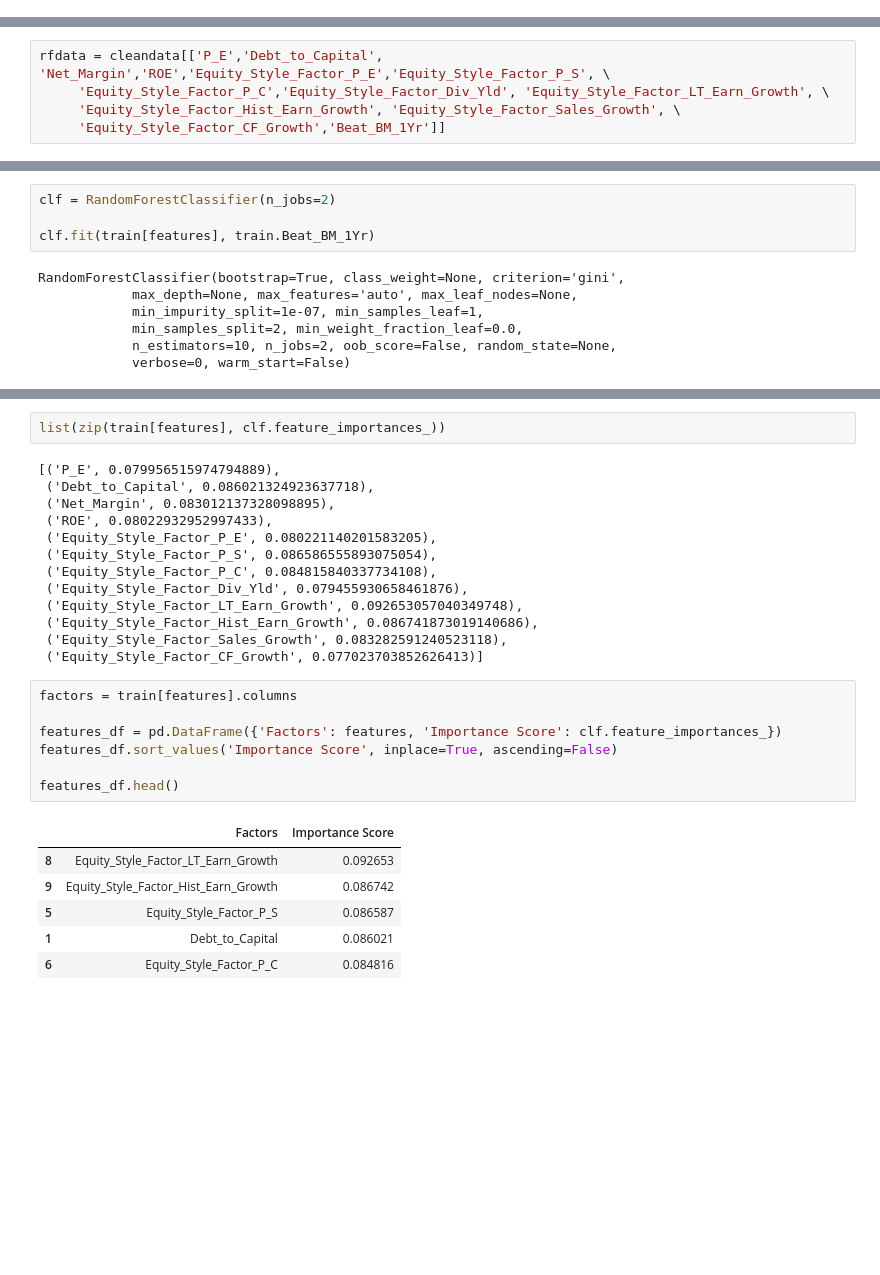
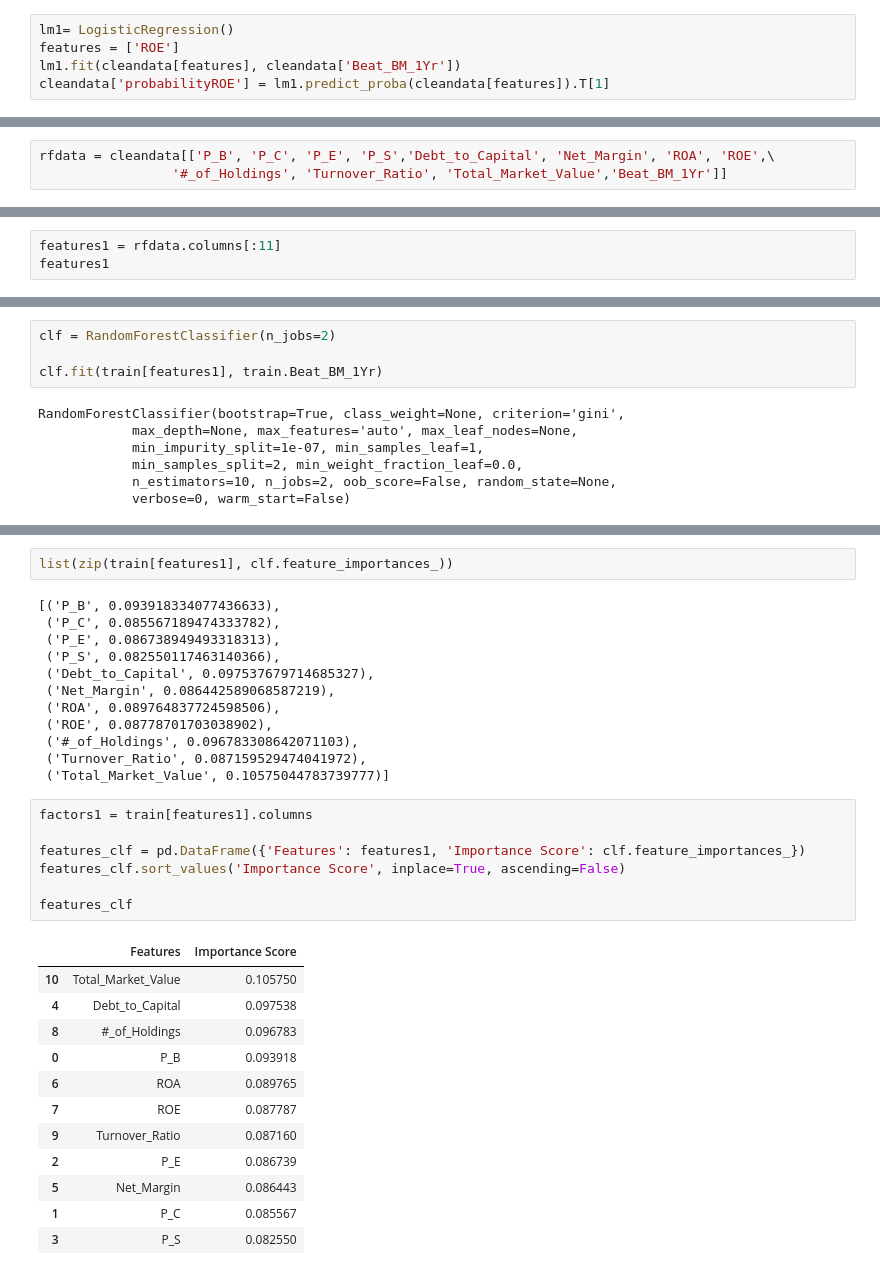
Before and after one commit to mmtong/DAT_03_20_MICHAEL_TONG, a Jupyter notebook: Final Project-Tong-1 Year.ipynb, the cells around one changed output, grey strips where cells are left out. Cells and saved outputs as stored; diff of their text form; blank space fills up the shorter version.

```diff
--- a/Final Project-Tong-1 Year.ipynb
+++ b/Final Project-Tong-1 Year.ipynb
@@ -425,0 +427,5 @@ zip(['P_E','Debt_to_Capital', 'Net_Margin','ROE','Equity_Style_Factor_P_E','Equi
+# %%
+lm1= LogisticRegression()
+features = ['ROE']
+lm1.fit(cleandata[features], cleandata['Beat_BM_1Yr'])
+cleandata['probabilityROE'] = lm1.predict_proba(cleandata[features]).T[1]
@@ -426,10 +491,8 @@ zip(['P_E','Debt_to_Capital', 'Net_Margin','ROE','Equity_Style_Factor_P_E','Equi
 # %% [markdown]
 # Random Forest
 # %%
-rfdata = cleandata[['P_E','Debt_to_Capital', 'Net_Margin','ROE','Equity_Style_Factor_P_E','Equity_Style_Factor_P_S', \
-     'Equity_Style_Factor_P_C','Equity_Style_Factor_Div_Yld', 'Equity_Style_Factor_LT_Earn_Growth', \
-     'Equity_Style_Factor_Hist_Earn_Growth', 'Equity_Style_Factor_Sales_Growth', \
-     'Equity_Style_Factor_CF_Growth','Beat_BM_1Yr']]
+rfdata = cleandata[['P_B', 'P_C', 'P_E', 'P_S','Debt_to_Capital', 'Net_Margin', 'ROA', 'ROE',\
+                 '#_of_Holdings', 'Turnover_Ratio', 'Total_Market_Value','Beat_BM_1Yr']]
 # %%
 rfdata.shape
 # %% [output]
@@ -490,0 +551,3 @@ Index([u'P_E', u'Debt_to_Capital', u'Net_Margin', u'ROE',
+# %%
+features1 = rfdata.columns[:11]
+features1
@@ -491,7 +559,7 @@ Index([u'P_E', u'Debt_to_Capital', u'Net_Margin', u'ROE',
 # %%
 clf = RandomForestClassifier(n_jobs=2)
 
-clf.fit(train[features], train.Beat_BM_1Yr)
+clf.fit(train[features1], train.Beat_BM_1Yr)
 # %% [output]
 RandomForestClassifier(bootstrap=True, class_weight=None, criterion='gini',
             max_depth=None, max_features='auto', max_leaf_nodes=None,
@@ -528,29 +596,34 @@ array([[ 1. ,  0. ],
 # %%
-list(zip(train[features], clf.feature_importances_))
+list(zip(train[features1], clf.feature_importances_))
 # %% [output]
-[('P_E', 0.079956515974794889),
- ('Debt_to_Capital', 0.086021324923637718),
- ('Net_Margin', 0.083012137328098895),
- ('ROE', 0.08022932952997433),
- ('Equity_Style_Factor_P_E', 0.080221140201583205),
- ('Equity_Style_Factor_P_S', 0.086586555893075054),
- ('Equity_Style_Factor_P_C', 0.084815840337734108),
- ('Equity_Style_Factor_Div_Yld', 0.079455930658461876),
- ('Equity_Style_Factor_LT_Earn_Growth', 0.092653057040349748),
- ('Equity_Style_Factor_Hist_Earn_Growth', 0.086741873019140686),
- ('Equity_Style_Factor_Sales_Growth', 0.083282591240523118),
- ('Equity_Style_Factor_CF_Growth', 0.077023703852626413)]
+[('P_B', 0.093918334077436633),
+ ('P_C', 0.085567189474333782),
+ ('P_E', 0.086738949493318313),
+ ('P_S', 0.082550117463140366),
+ ('Debt_to_Capital', 0.097537679714685327),
+ ('Net_Margin', 0.086442589068587219),
+ ('ROA', 0.089764837724598506),
+ ('ROE', 0.08778701703038902),
+ ('#_of_Holdings', 0.096783308642071103),
+ ('Turnover_Ratio', 0.087159529474041972),
+ ('Total_Market_Value', 0.10575044783739777)]
 # %%
-factors = train[features].columns
+factors1 = train[features1].columns
 
-features_df = pd.DataFrame({'Factors': features, 'Importance Score': clf.feature_importances_})
-features_df.sort_values('Importance Score', inplace=True, ascending=False)
+features_clf = pd.DataFrame({'Features': features1, 'Importance Score': clf.feature_importances_})
+features_clf.sort_values('Importance Score', inplace=True, ascending=False)
 
-features_df.head()
+features_clf
 # %% [output]
-|  | Factors | Importance Score |
-| 8 | Equity_Style_Factor_LT_Earn_Growth | 0.092653 |
-| 9 | Equity_Style_Factor_Hist_Earn_Growth | 0.086742 |
-| 5 | Equity_Style_Factor_P_S | 0.086587 |
-| 1 | Debt_to_Capital | 0.086021 |
-| 6 | Equity_Style_Factor_P_C | 0.084816 |
+|  | Features | Importance Score |
+| 10 | Total_Market_Value | 0.105750 |
+| 4 | Debt_to_Capital | 0.097538 |
+| 8 | #_of_Holdings | 0.096783 |
+| 0 | P_B | 0.093918 |
+| 6 | ROA | 0.089765 |
+| 7 | ROE | 0.087787 |
+| 9 | Turnover_Ratio | 0.087160 |
+| 2 | P_E | 0.086739 |
+| 5 | Net_Margin | 0.086443 |
+| 1 | P_C | 0.085567 |
+| 3 | P_S | 0.082550 |
```
Also changed, not shown: parts of 46 cells of this notebook.
